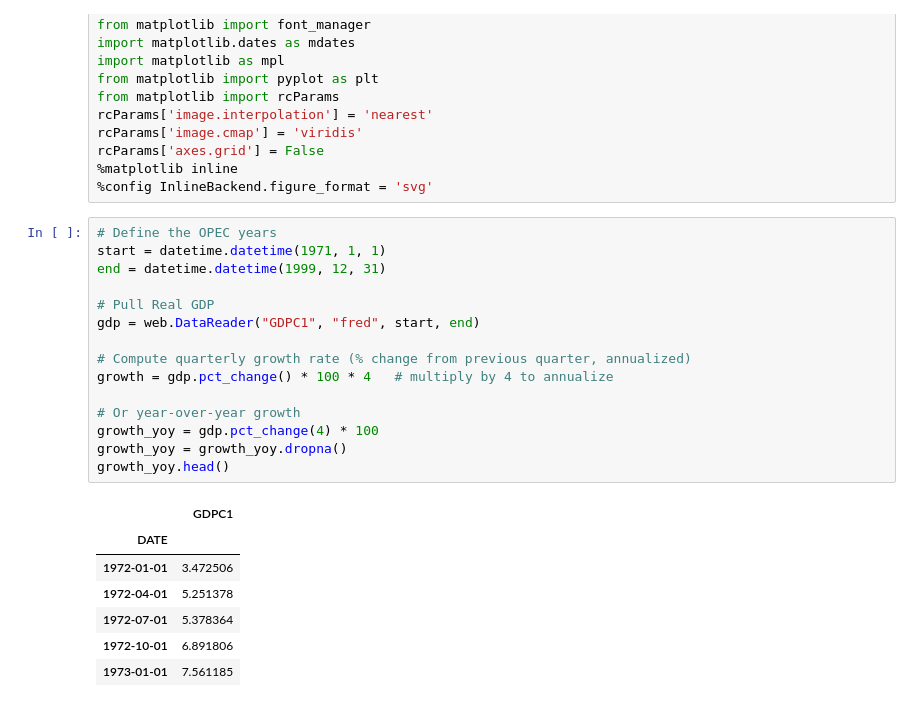
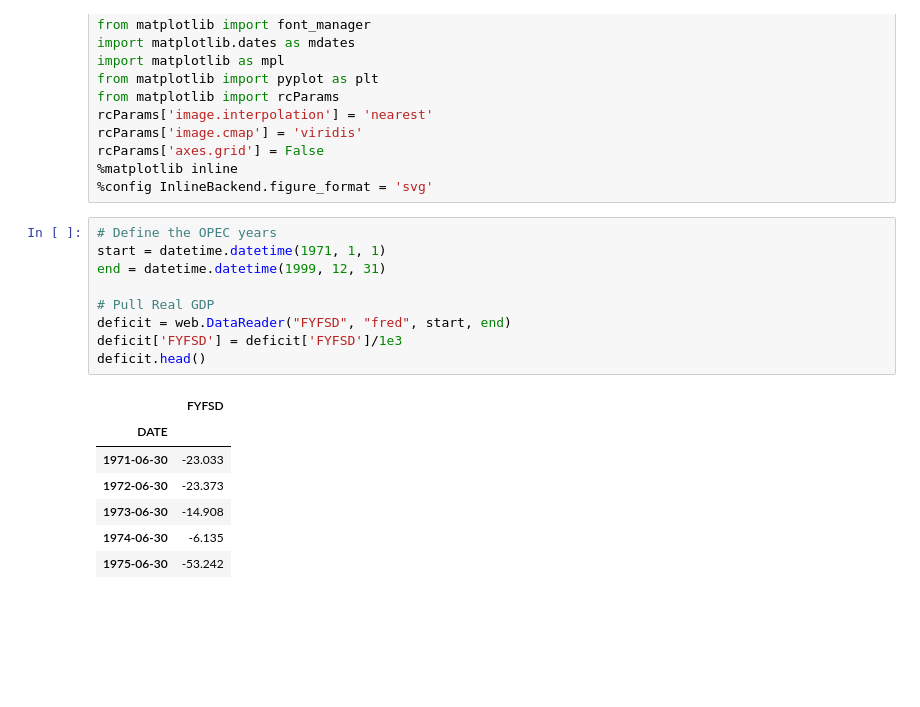
Before and after one commit to pharringtonp19/presidential-policies, a Jupyter notebook: notebooks/growthratet80s.ipynb, the cells around one changed output. Drawn from its saved outputs; the diff is of its cells as text; blank space fills up the shorter version.

```diff
--- a/notebooks/growthratet80s.ipynb
+++ b/notebooks/growthratet80s.ipynb
@@ -20,24 +20,18 @@ rcParams['axes.grid'] = False
 # %%
 # Define the OPEC years
 start = datetime.datetime(1971, 1, 1)
 end = datetime.datetime(1999, 12, 31)
 
 # Pull Real GDP
-gdp = web.DataReader("GDPC1", "fred", start, end)
-
-# Compute quarterly growth rate (% change from previous quarter, annualized)
-growth = gdp.pct_change() * 100 * 4   # multiply by 4 to annualize
-
-# Or year-over-year growth
-growth_yoy = gdp.pct_change(4) * 100
-growth_yoy = growth_yoy.dropna()
-growth_yoy.head()
+deficit = web.DataReader("FYFSD", "fred", start, end)
+deficit['FYFSD'] = deficit['FYFSD']/1e3
+deficit.head()
 # %% [output]
-|  | GDPC1 |
+|  | FYFSD |
 | DATE |  |
-| 1972-01-01 | 3.472506 |
-| 1972-04-01 | 5.251378 |
-| 1972-07-01 | 5.378364 |
-| 1972-10-01 | 6.891806 |
-| 1973-01-01 | 7.561185 |
+| 1971-06-30 | -23.033 |
+| 1972-06-30 | -23.373 |
+| 1973-06-30 | -14.908 |
+| 1974-06-30 | -6.135 |
+| 1975-06-30 | -53.242 |
 # %%
```
Also changed, not shown: parts of 1 cell of this notebook.
